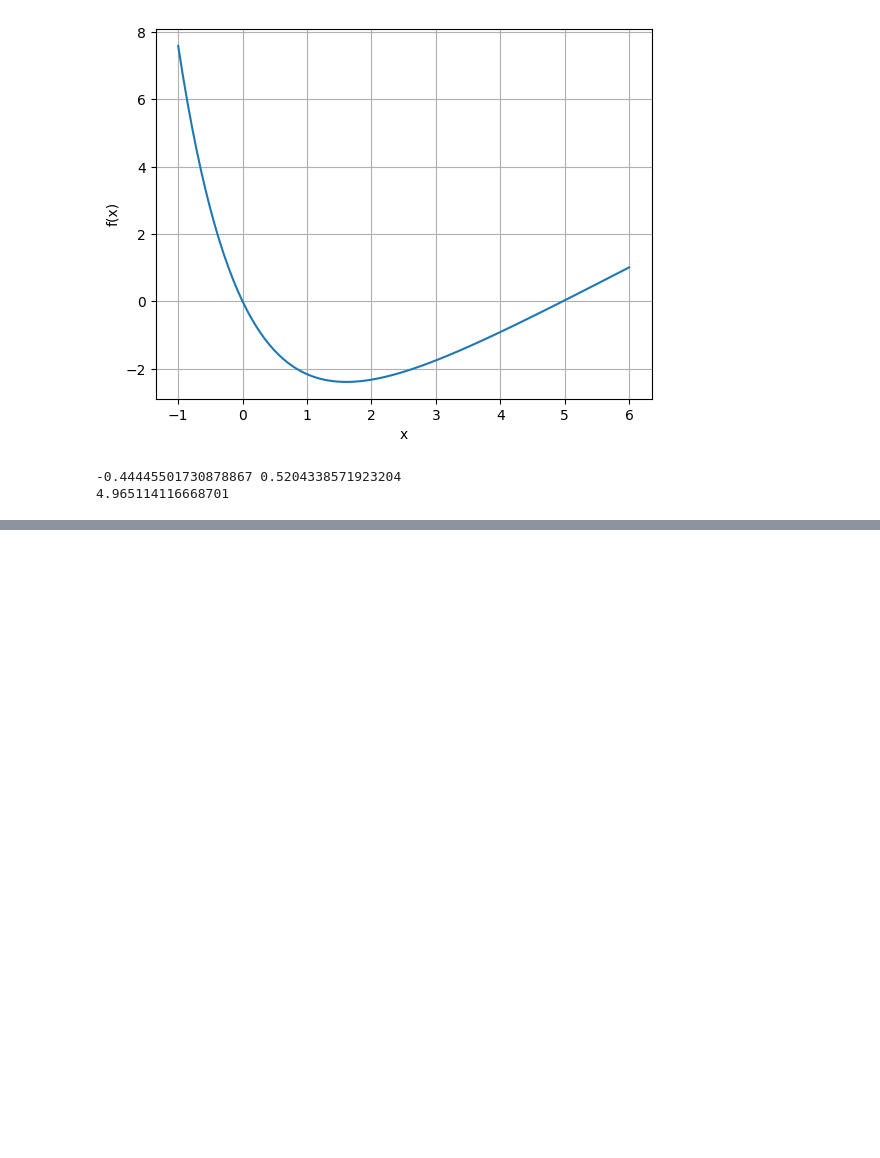
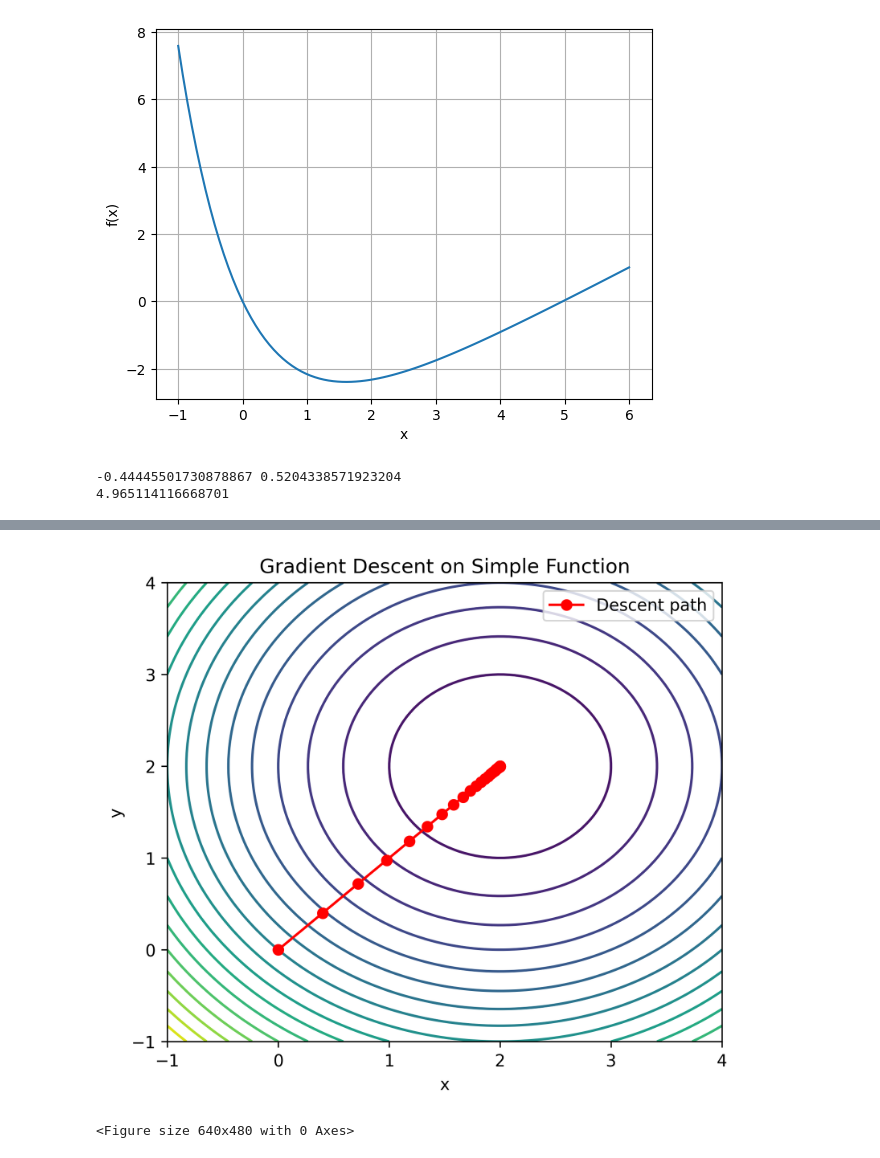
Before and after one commit to chrissellgrenbackup/computational-physics, a Jupyter notebook: HW2.ipynb, the cells around one changed output, grey strips where cells are left out. Saved outputs shown, nothing was run; the diff lists cells and outputs as text; code cells hidden in the pictures; blank space fills up the shorter version.

```diff
--- a/HW2.ipynb
+++ b/HW2.ipynb
@@ -130,0 +183,21 @@ print(xfinal)
+# %%
+# plot contour plot
+trajectory = np.array([p for p, val in history])
+
+xgrid = np.linspace(-1, 4, 100)
+ygrid = np.linspace(-1, 4, 100)
+X, Y = np.meshgrid(xgrid, ygrid)
+Z = (X - 2)**2 + (Y - 2)**2
+
+plt.figure(figsize=(6,5),dpi=300)
+plt.contour(X, Y, Z, levels=20)
+plt.plot(trajectory[:,0], trajectory[:,1], 'ro-', label="Descent path")
+plt.xlabel("x")
+plt.ylabel("y")
+plt.legend()
+plt.title("Gradient Descent on Simple Function")
+plt.show()
+plt.savefig("hw2_figs/grad_descent_onfxn.png")
+# %% [output]
+[figure, added]
+<Figure size 640x480 with 0 Axes>
```
Also changed, not shown: parts of 3 cells of this notebook.
